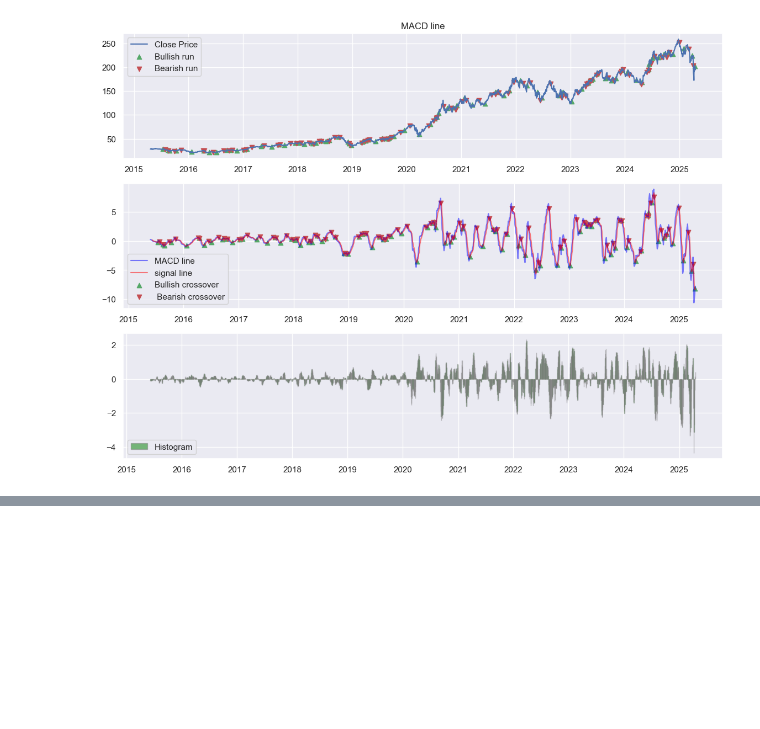
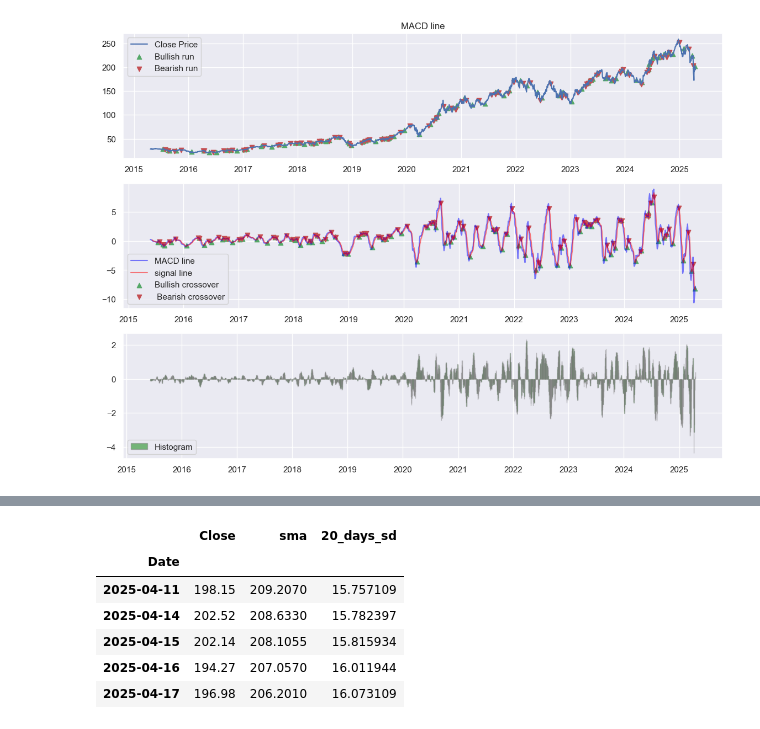
Before and after one commit to shaliniscode/stock_analysis, a Jupyter notebook: technical_indicator_analysis.ipynb, the cells around one changed output, grey strips where cells are left out. Cells and saved outputs as stored; diff of their text form; code cells hidden in the pictures; blank space fills up the shorter version.

```diff
--- a/technical_indicator_analysis.ipynb
+++ b/technical_indicator_analysis.ipynb
@@ -246,0 +272,11 @@ plt.show()
+# %%
+boll_df['20_days_sd'] = boll_df['Close'].rolling(window=20).std()
+boll_df.tail()
+# %% [output]
+|  | Close | sma | 20_days_sd |
+| Date |  |  |  |
+| 2025-04-11 | 198.15 | 209.2070 | 15.757109 |
+| 2025-04-14 | 202.52 | 208.6330 | 15.782397 |
+| 2025-04-15 | 202.14 | 208.1055 | 15.815934 |
+| 2025-04-16 | 194.27 | 207.0570 | 16.011944 |
+| 2025-04-17 | 196.98 | 206.2010 | 16.073109 |
```
Also changed, not shown: parts of 8 cells of this notebook.
